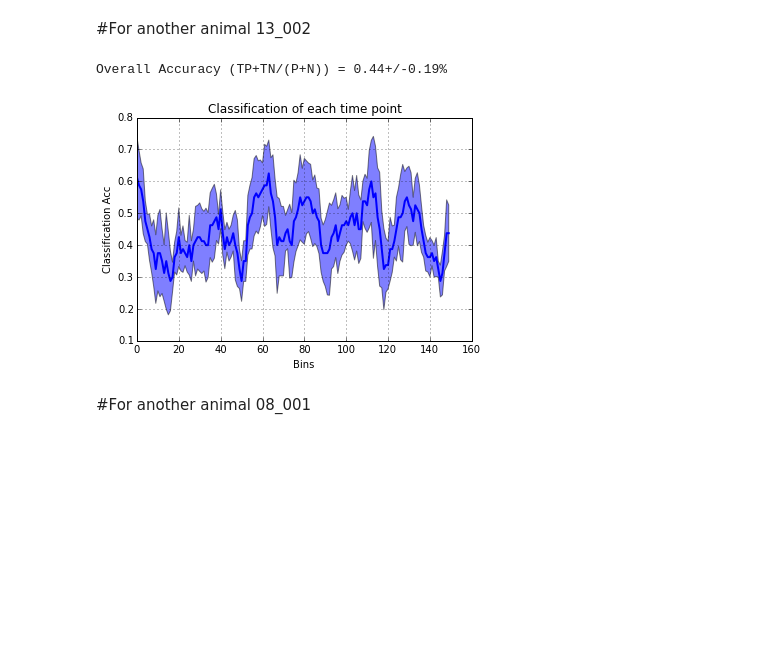
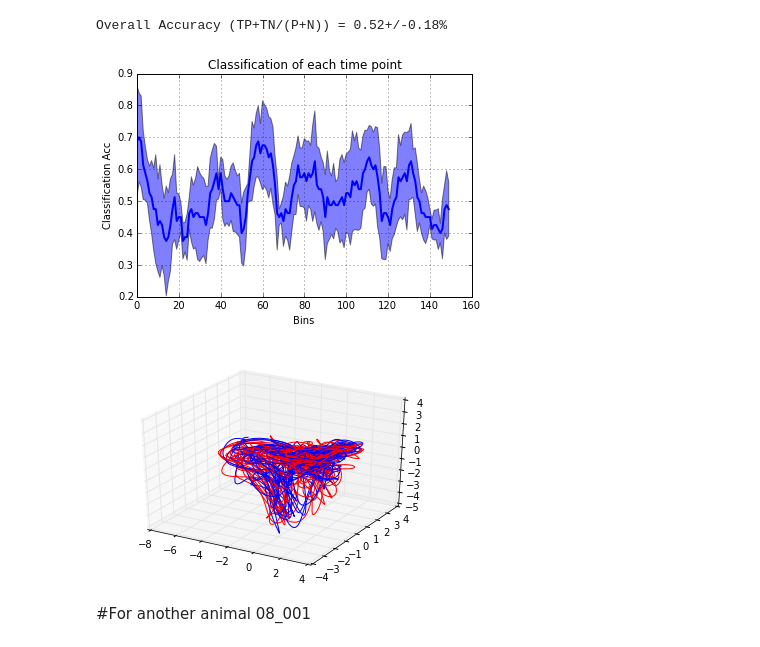
Before and after one commit to rubenpinzon/Wigner-Pattern, a Jupyter notebook: classification_xlatents.ipynb, the cells around one changed output. Drawn from its saved outputs; the diff is of its cells as text; code cells hidden in the pictures; blank space fills up the shorter version.

Commit message:
#RES classification of different sections of the wheel section using naive bayes class.

```diff
--- a/classification_xlatents.ipynb
+++ b/classification_xlatents.ipynb
@@ -1,5 +1,3 @@
-# %% [markdown]
-#For another animal 13_002
 # %%
 import numpy as np
 import matplotlib.pyplot as plt
@@ -16,11 +16,11 @@ x_orth = np.transpose(x['x_knn'],[2, 1, 0])
 y = np.concatenate(x['label'])
 # %%
 %matplotlib inline
-
-def bayesClass(x, y, verbose=True):
+def bayesClass(x_orth, y, offsetx=0., verbose=True):
     n_folds = 5
     acc = []
     [n_laps, n_bins, n_lat] = x_orth.shape
+    Y_pred = np.zeros([n_folds, n_laps])
     for t in range(n_bins):
         X = np.zeros([n_laps, n_lat])
         for lap in range(n_laps):
@@ -41,7 +41,7 @@ def bayesClass(x, y, verbose=True):
     mu = [x[0] for x in acc]
     yerr = [x[1] for x in acc]
     tbins = range(n_bins)
-
+    tbins = [t + offsetx for t in tbins]
     upper_sd = [m+s for m,s in zip(mu,yerr)]
     lower_sd = [m-s for m,s in zip(mu,yerr)]
 
@@ -56,11 +56,28 @@ def bayesClass(x, y, verbose=True):
     ax.set_ylabel('Classification Acc')
 
     print ("Overall Accuracy (TP+TN/(P+N)) = %1.2f+/-%1.2f%%" % (np.mean(mu), np.max(yerr)))
+
+
+
+
+def showLatent(x, y):
+    [n_laps, n_bins, n_lat] = x_orth.shape
+
+    fig = plt.figure()
+    ax = fig.gca(projection='3d')
+
+    for lap in range(n_laps):
+        color = 'r' if y[lap] == 1 else 'b'
+        ax.plot(x[lap,:,0], x[lap,:,1], x[lap,:,2],color=color, label="parametric curve " + str(lap))
+
+    plt.show()
 # %%
-bayesClass(x, y, verbose=False)
+bayesClass(x_orth, y, verbose=False)
+showLatent(x_orth, y)
 # %% [output]
-Overall Accuracy (TP+TN/(P+N)) = 0.44+/-0.19%
+Overall Accuracy (TP+TN/(P+N)) = 0.52+/-0.18%
-[figure, old version]
+[figure, new version]
+[figure, added]
 # %% [markdown]
 #For another animal 08_001
 # %%
```
Also changed, not shown: parts of 26 cells of this notebook, 1 other file.
